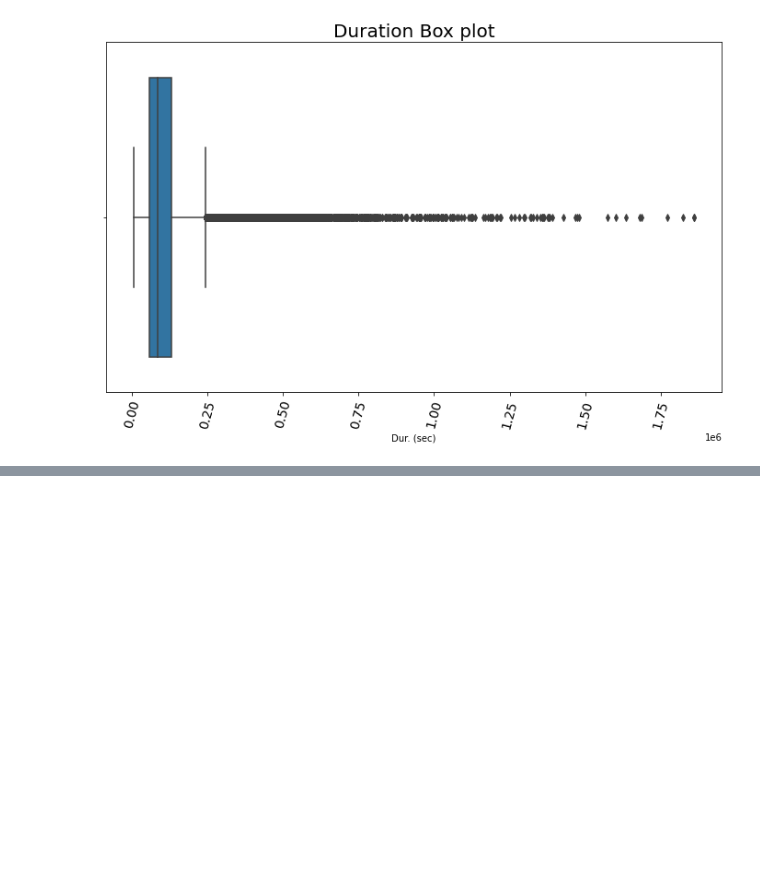
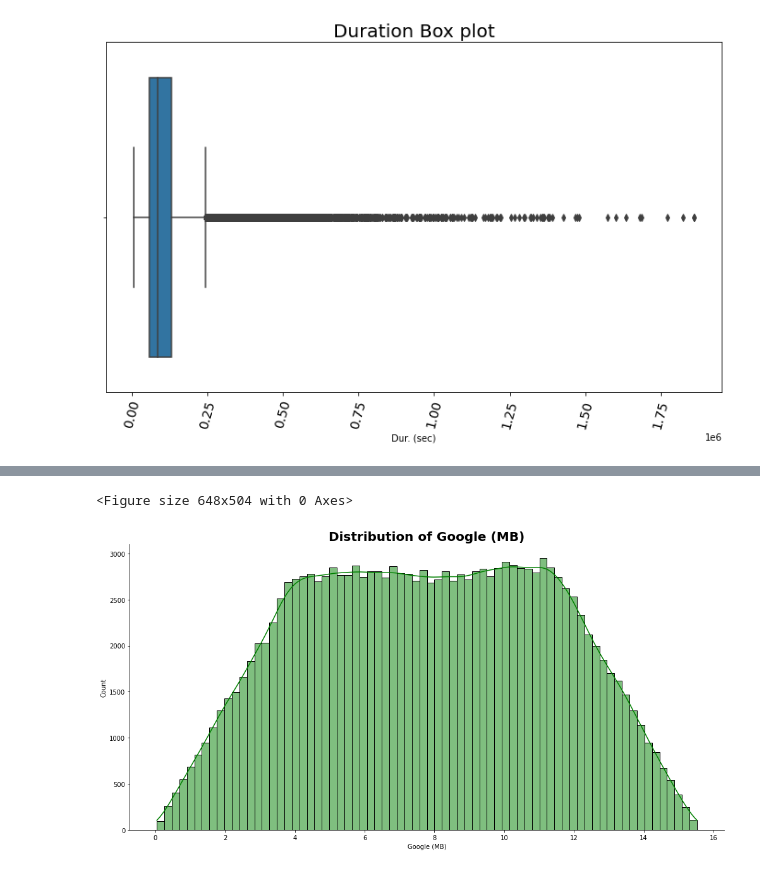
Before and after one commit to bkget/Telecom-Data-Analysis, a Jupyter notebook: notebooks/2_user_overview_analysis.ipynb, the cells around one changed output, grey strips where cells are left out. Saved outputs shown, nothing was run; the diff lists cells and outputs as text; code cells hidden in the pictures; blank space fills up the shorter version.

```diff
--- a/notebooks/2_user_overview_analysis.ipynb
+++ b/notebooks/2_user_overview_analysis.ipynb
@@ -259,0 +266,7 @@ plots.box_plot(explore_feature_df, 'Dur. (sec)', 'Duration Box plot')
+# %%
+# Google users distribution
+
+plots.hist(explore_feature_df, 'Google (MB)', 'green')
+# %% [output]
+<Figure size 648x504 with 0 Axes>
+[figure, added]
```
Also changed, not shown: parts of 1 cell of this notebook.
